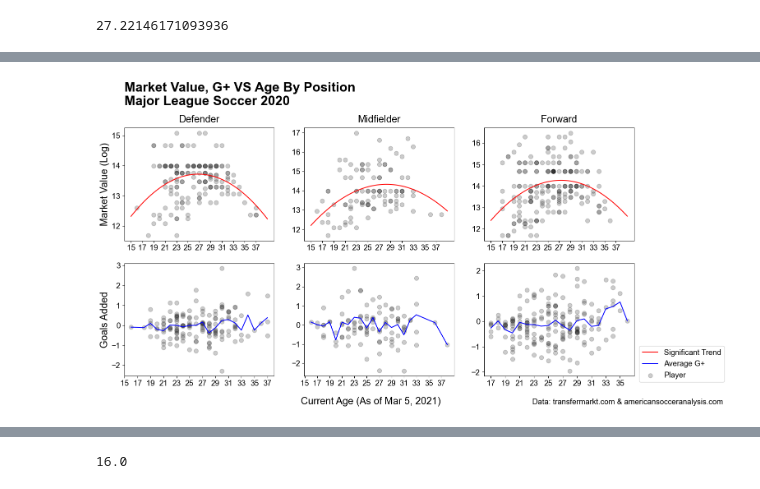
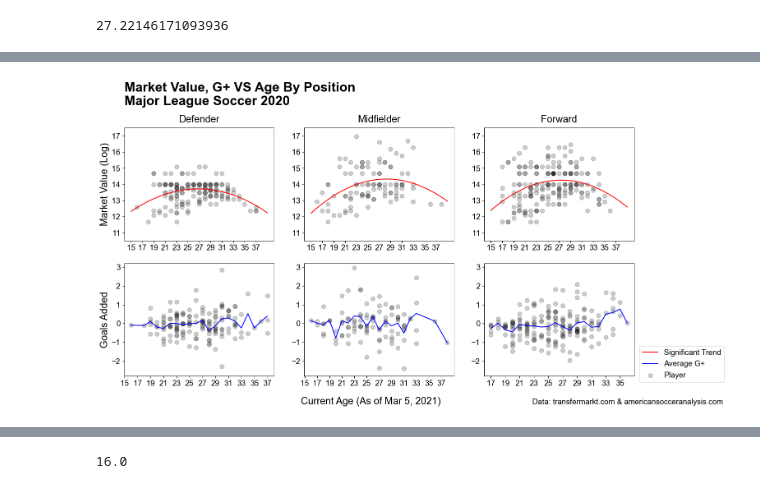
Before and after one commit to type-null/soccer-analysis, a Jupyter notebook: g+.ipynb, the cells around one changed output, grey strips where cells are left out. Saved outputs shown, nothing was run; the diff lists cells and outputs as text; code cells hidden in the pictures.

```diff
--- a/g+.ipynb
+++ b/g+.ipynb
@@ -375,6 +375,7 @@ bq = 0.5365
 cq = 6.5201
 yq = bq*xq + aq*xq**2 +cq
 plt.plot(xq, yq, color='r', label="Quadratic Trend")
+plt.ylim(ymin=10.5, ymax=17.5)
 
 plt.subplot(2,3,2)
 plt.scatter(mX['age'], my_usd, color='k', s=60, label='Player', alpha=a)
@@ -388,6 +389,7 @@ bq = 0.6791
 cq = 4.7192
 yq = bq*xq + aq*xq**2 +cq
 plt.plot(xq, yq, color='r', label="Quadratic Trend")
+plt.ylim(ymin=10.5, ymax=17.5)
 
 plt.subplot(2,3,3)
 plt.scatter(fX['age'], fy_usd, color='k', s=60, label='Player', alpha=a)
@@ -401,6 +403,7 @@ bq = 0.6724
 cq = 5.0699
 yq = bq*xq + aq*xq**2 +cq
 plt.plot(xq, yq, color='r', label="Quadratic Trend")
+plt.ylim(ymin=10.5, ymax=17.5)
 
 plt.subplot(2,3,4)
 plt.scatter(dX['age'], dy_g, color='k', s=60, label='Player', alpha=a)
@@ -423,6 +426,7 @@ for k in x:
 
 plt.plot(x,y, color='b', label="Average G+")
 # plt.fill_between(x, (y-c), (y+c), color='b', alpha=.1, label='95% Inteval')
+plt.ylim(ymin=-2.8, ymax=3.2)
 
 plt.subplot(2,3,5)
 plt.scatter(mX['age'], my_g, color='k', s=60, label='Player', alpha=a)
@@ -444,38 +448,40 @@ for k in x:
 
 plt.plot(x,y, color='b', label="Average G+")
 # plt.fill_between(x, (y-c), (y+c), color='b', alpha=.1, label='95% Inteval')
+plt.ylim(ymin=-2.8, ymax=3.2)
 
 plt.subplot(2,3,6)
 plt.scatter(fX['age'], fy_g, color='k', s=60, label='Player', alpha=a)
 plt.xticks(range(15, 39,2), fontsize=annof)
 plt.yticks(range(-3, 4,1), fontsize=annof)
 plt.plot([],[],color='r', label='Significant Trend')
 
 # calculate mean and CI
 x = sorted(fX['age'].unique())
 y = np.array([])
 c = np.array([])
 for k in x:
     yk = fy_g[fX['age']==k]
     n = len(yk)
     my = np.mean(yk)
     s = np.std(yk)
     ci = stats.t.ppf(1-0.05, n-1)*s/np.sqrt(n)
     y = np.append(y, my)
     c = np.append(c, ci)
 
 plt.plot(x,y, color='b', label="Average G+")
 # plt.fill_between(x, (y-c), (y+c), color='b', alpha=.1, label='95% Inteval')
+plt.ylim(ymin=-2.8, ymax=3.2)
 
 plt.figtext(0.5, 0.04, "Current Age (As of Mar 5, 2021)", fontsize=tickf, ha='center')
 plt.suptitle("Market Value, G+ VS Age By Position\nMajor League Soccer 2020", fontsize=titlef,
              x=0.125, y=1.02, fontweight='bold', ha='left',)
 plt.legend(bbox_to_anchor=(1.01, 0.3), loc='upper left', fontsize=14)
 plt.figtext(0.745, 0.04, "Data: transfermarkt.com & americansocceranalysis.com", fontsize=annof)
 plt.savefig('img/g+_age_pos.png', bbox_inches='tight')
 plt.show()
 # %% [output]
-[figure, old version]
+[figure, new version]
 # %%
 x
 # %% [output]
```
Also changed, not shown: 1 other file.
